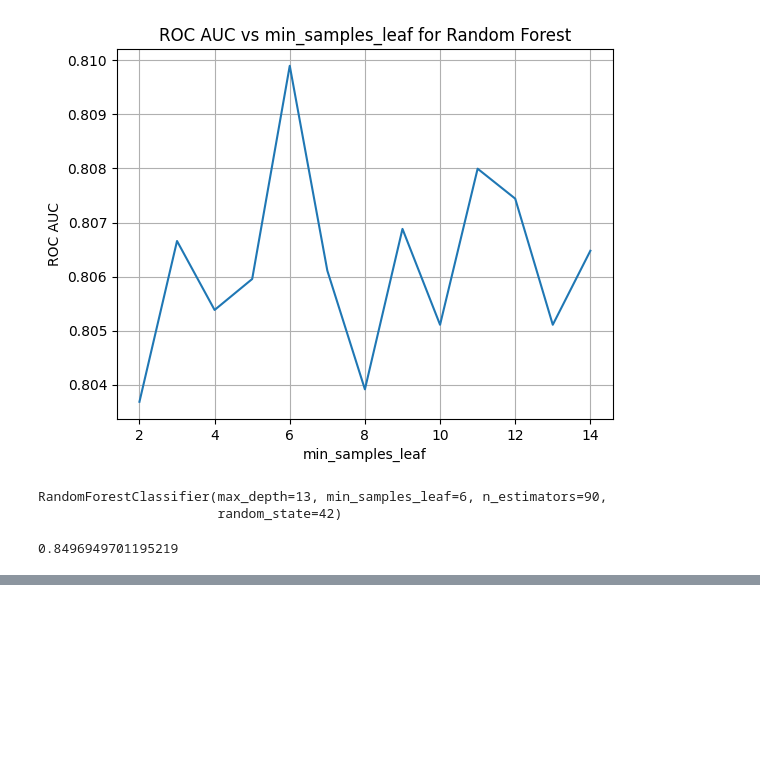
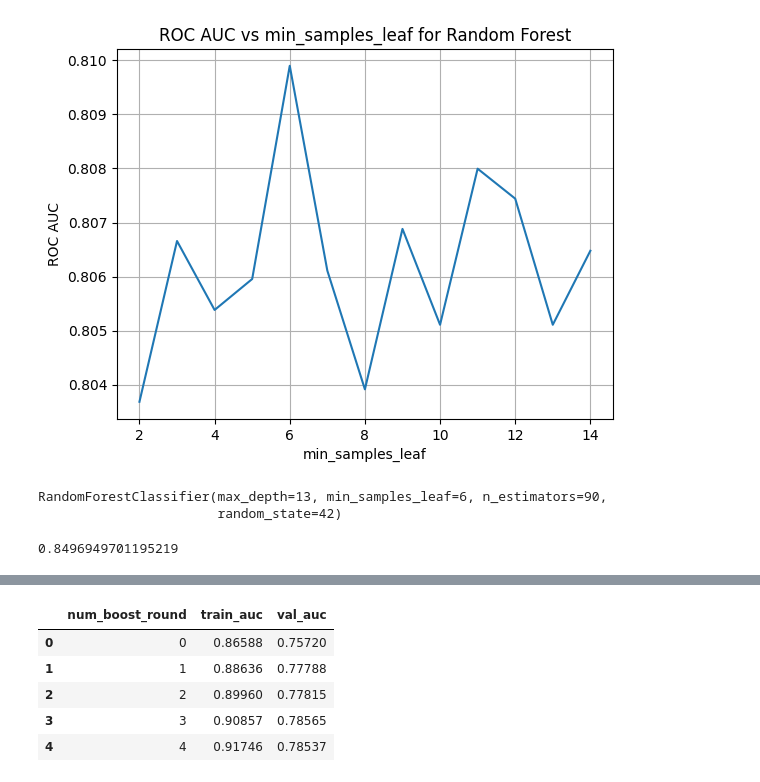
Before and after one commit to BALJAPALLIANSHUL/machine_learning_zoomcamp, a Jupyter notebook: 06-decision trees and ensemble learning/credit_risk_project.ipynb, the cells around one changed output, grey strips where cells are left out. Drawn from its saved outputs; the diff is of its cells as text; code cells hidden in the pictures; blank space fills up the shorter version.

```diff
--- a/06-decision trees and ensemble learning/credit_risk_project.ipynb
+++ b/06-decision trees and ensemble learning/credit_risk_project.ipynb
@@ -526,0 +574,10 @@ roc_auc_score(target_test, y_pred_test)
+# %%
+df_xgb = get_df_from_output(output)
+df_xgb.head()
+# %% [output]
+|  | num_boost_round | train_auc | val_auc |
+| 0 | 0 | 0.86588 | 0.75720 |
+| 1 | 1 | 0.88636 | 0.77788 |
+| 2 | 2 | 0.89960 | 0.77815 |
+| 3 | 3 | 0.90857 | 0.78565 |
+| 4 | 4 | 0.91746 | 0.78537 |
```
Also changed, not shown: parts of 11 cells of this notebook.
